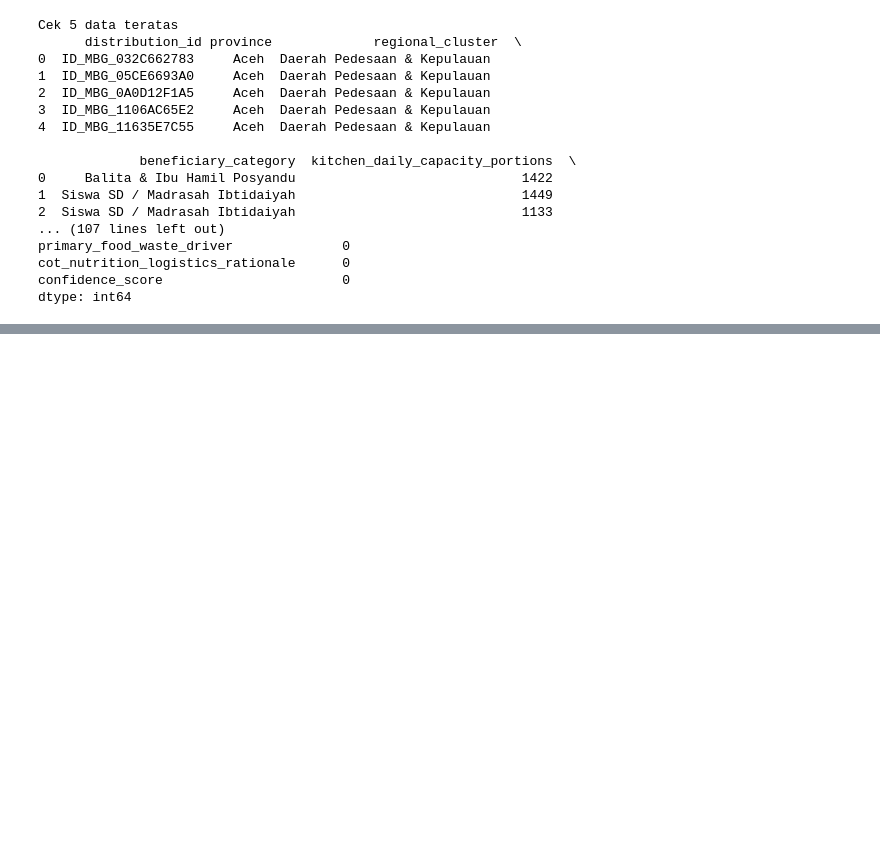
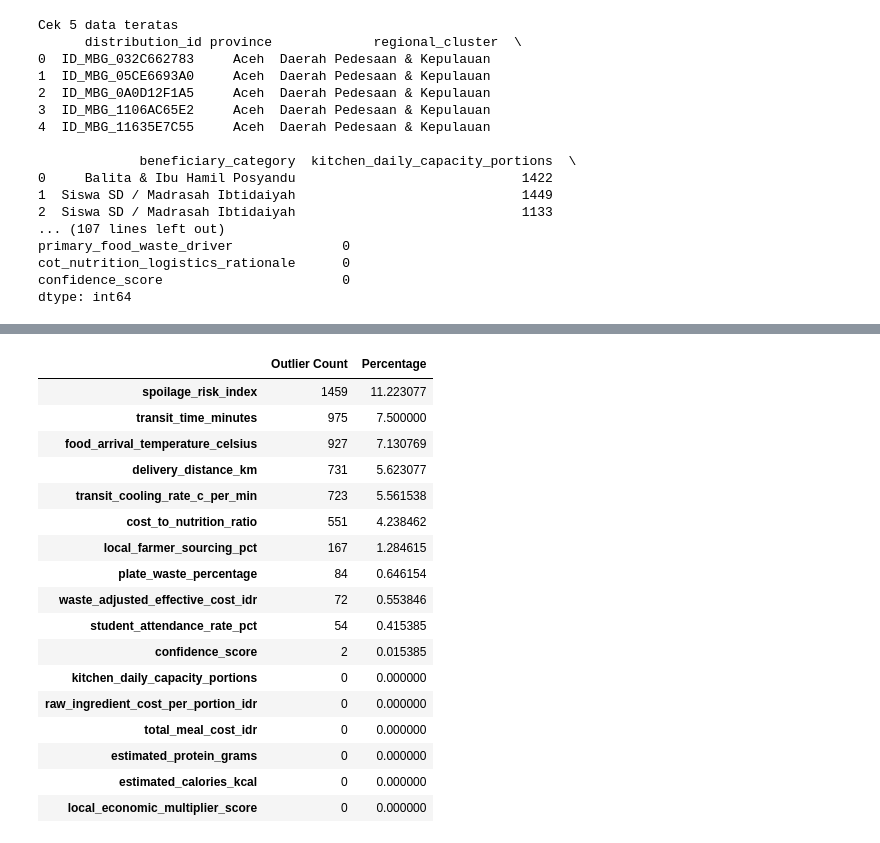
Before and after one commit to Mozzyvocca/Python-Data-Learning, a Jupyter notebook: mbg.ipynb, the cells around one changed output, grey strips where cells are left out. Drawn from its saved outputs; the diff is of its cells as text; code cells hidden in the pictures; blank space fills up the shorter version.

```diff
--- a/mbg.ipynb
+++ b/mbg.ipynb
@@ -315,0 +56,45 @@ Best Cross Validation Score:
+# %%
+# handle outlier
+numerical_columns = df.select_dtypes(include='number').columns
+
+Q1 = df[numerical_columns].quantile(0.25)
+Q3 = df[numerical_columns].quantile(0.75)
+
+IQR = Q3 - Q1
+
+lower_bound = Q1 - 1.5 * IQR
+upper_bound = Q3 + 1.5 * IQR
+
+outlier_mask = (
+    (df[numerical_columns] < lower_bound) |
+    (df[numerical_columns] > upper_bound)
+)
+
+outlier_summary = pd.DataFrame({
+    'Outlier Count': outlier_mask.sum(),
+    'Percentage': outlier_mask.mean() * 100
+})
+
+outlier_summary.sort_values(
+    by='Outlier Count',
+    ascending=False
+)
+# %% [output]
+|  | Outlier Count | Percentage |
+| spoilage_risk_index | 1459 | 11.223077 |
+| transit_time_minutes | 975 | 7.500000 |
+| food_arrival_temperature_celsius | 927 | 7.130769 |
+| delivery_distance_km | 731 | 5.623077 |
+| transit_cooling_rate_c_per_min | 723 | 5.561538 |
+| cost_to_nutrition_ratio | 551 | 4.238462 |
+| local_farmer_sourcing_pct | 167 | 1.284615 |
+| plate_waste_percentage | 84 | 0.646154 |
+| waste_adjusted_effective_cost_idr | 72 | 0.553846 |
+| student_attendance_rate_pct | 54 | 0.415385 |
+| confidence_score | 2 | 0.015385 |
+| kitchen_daily_capacity_portions | 0 | 0.000000 |
+| raw_ingredient_cost_per_portion_idr | 0 | 0.000000 |
+| total_meal_cost_idr | 0 | 0.000000 |
+| estimated_protein_grams | 0 | 0.000000 |
+| estimated_calories_kcal | 0 | 0.000000 |
+| local_economic_multiplier_score | 0 | 0.000000 |
```
Also changed, not shown: parts of 18 cells of this notebook.
